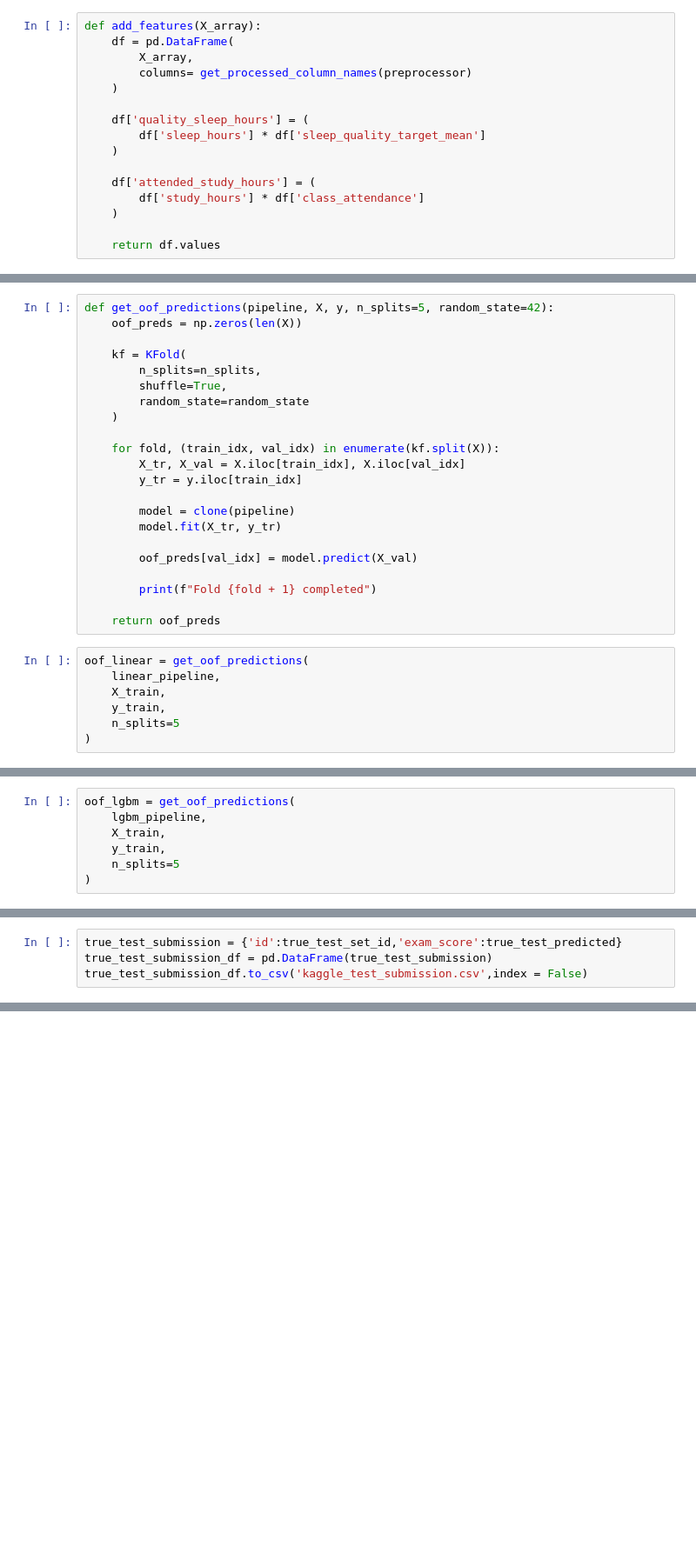
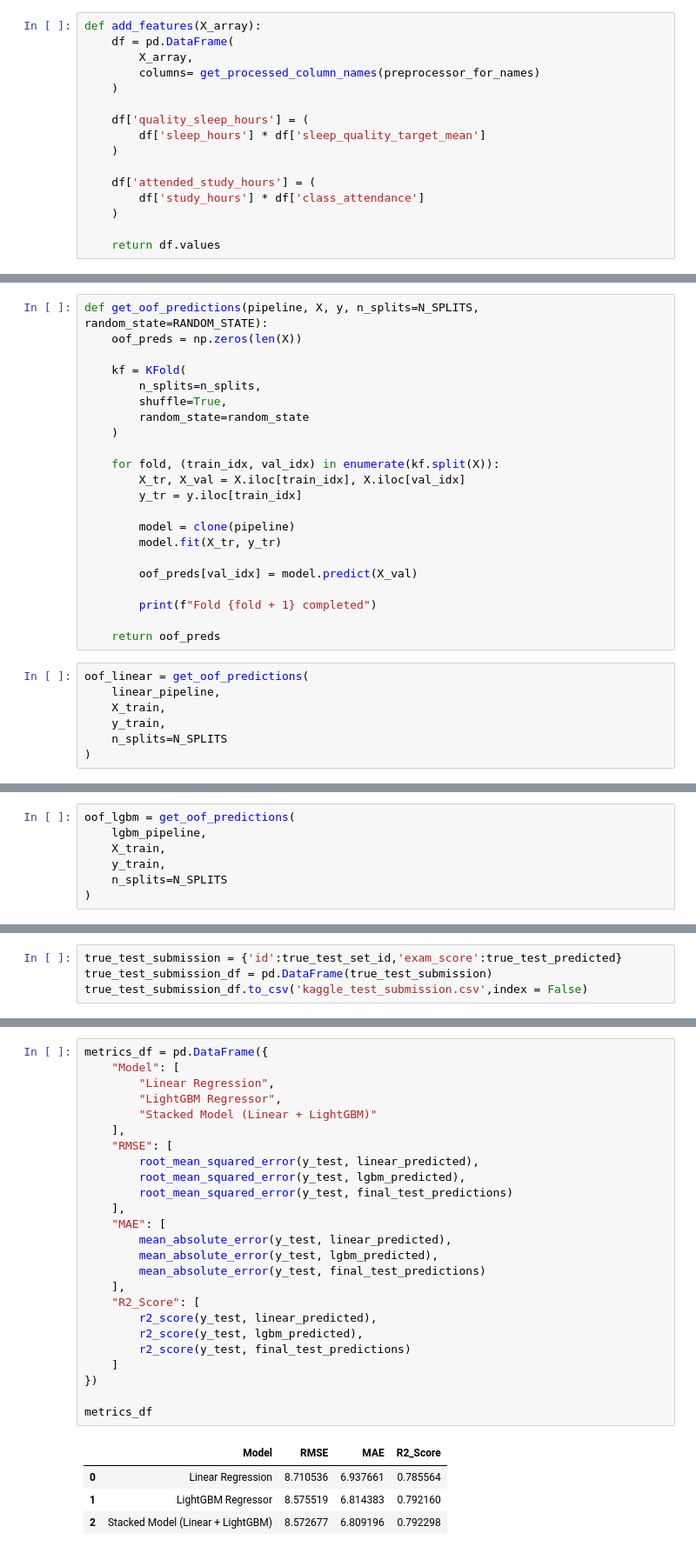
Before and after one commit to Lavan696/student_test_score_prediction_ml_project, a Jupyter notebook: student_test_score_prediction.ipynb, the cells around one changed output, grey strips where cells are left out. Shown at 87% size. Drawn from its saved outputs; the diff is of its cells as text; blank space fills up the shorter version.

```diff
--- a/student_test_score_prediction.ipynb
+++ b/student_test_score_prediction.ipynb
@@ -431,7 +484,7 @@ that linear and tree-based models can exploit differently.
 def add_features(X_array):
     df = pd.DataFrame(
         X_array,
-        columns= get_processed_column_names(preprocessor)
+        columns= get_processed_column_names(preprocessor_for_names)
     )
 
     df['quality_sleep_hours'] = (
@@ -593,7 +660,7 @@ Key properties:
 
 These OOF predictions serve as training data for the meta-model.
 # %%
-def get_oof_predictions(pipeline, X, y, n_splits=5, random_state=42):
+def get_oof_predictions(pipeline, X, y, n_splits=N_SPLITS, random_state=RANDOM_STATE):
     oof_preds = np.zeros(len(X))
 
     kf = KFold(
@@ -619,7 +686,7 @@ oof_linear = get_oof_predictions(
     linear_pipeline,
     X_train,
     y_train,
-    n_splits=5
+    n_splits=N_SPLITS
 )
 # %% [output]
 Fold 1 completed
@@ -632,7 +699,7 @@ oof_lgbm = get_oof_predictions(
     lgbm_pipeline,
     X_train,
     y_train,
-    n_splits=5
+    n_splits=N_SPLITS
 )
 # %% [output]
 [LightGBM] [Info] Total Bins 1050
@@ -854,0 +961,30 @@ true_test_submission_df.to_csv('kaggle_test_submission.csv',index = False)
+# %%
+metrics_df = pd.DataFrame({
+    "Model": [
+        "Linear Regression",
+        "LightGBM Regressor",
+        "Stacked Model (Linear + LightGBM)"
+    ],
+    "RMSE": [
+        root_mean_squared_error(y_test, linear_predicted),
+        root_mean_squared_error(y_test, lgbm_predicted),
+        root_mean_squared_error(y_test, final_test_predictions)
+    ],
+    "MAE": [
+        mean_absolute_error(y_test, linear_predicted),
+        mean_absolute_error(y_test, lgbm_predicted),
+        mean_absolute_error(y_test, final_test_predictions)
+    ],
+    "R2_Score": [
+        r2_score(y_test, linear_predicted),
+        r2_score(y_test, lgbm_predicted),
+        r2_score(y_test, final_test_predictions)
+    ]
+})
+
+metrics_df
+# %% [output]
+|  | Model | RMSE | MAE | R2_Score |
+| 0 | Linear Regression | 8.710536 | 6.937661 | 0.785564 |
+| 1 | LightGBM Regressor | 8.575519 | 6.814383 | 0.792160 |
+| 2 | Stacked Model (Linear + LightGBM) | 8.572677 | 6.809196 | 0.792298 |
```
Also changed, not shown: parts of 26 cells of this notebook, 4 other files.
